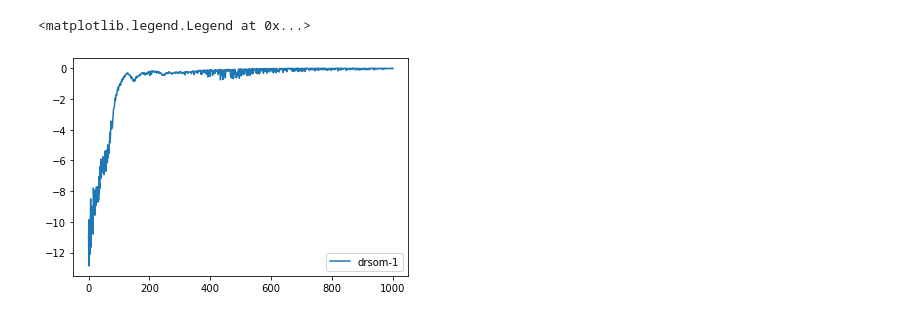
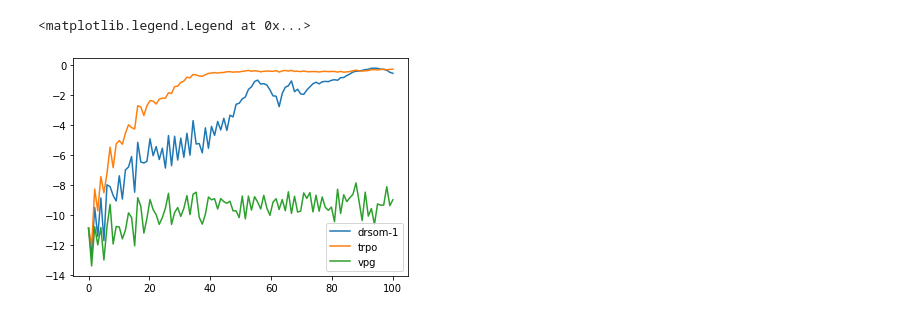
Before and after one commit to bzhangcw/pydrsom-trpo, a Jupyter notebook: plot.ipynb, the cells around one changed output. Saved outputs shown, nothing was run; the diff lists cells and outputs as text; code cells hidden in the pictures.

```diff
--- a/plot.ipynb
+++ b/plot.ipynb
@@ -4,21 +4,23 @@ import pandas as pd
 import numpy as np
 
 x = np.linspace(0, 1000, 1000)
+
+x1 = np.linspace(0, 100, 100)
 # %%
 # df_drsom = pd.read_csv('./data/local/experiment/trpo_pendulum_5/progress.csv')
 
-df_drsom_1 = pd.read_csv('./data/local/experiment/trpo_pendulum_1/progress.csv')
-# df_drsom_2 = pd.read_csv('./data/local/experiment/trpo_pendulum_2/progress.csv')
+df_drsom_1 = pd.read_csv('./data/local/experiment/trpo_pendulum_14/progress.csv')
+# df_drsom_2 = pd.read_csv('./data/local/experiment/trpo_pendulum_15/progress.csv')
 
-# df_vpg = pd.read_csv('./data/local/experiment/trpo_pendulum_22/progress.csv')
-# df_trpo = pd.read_csv('./data/local/experiment/trpo_pendulum_18/progress.csv')
+df_vpg = pd.read_csv('./data/local/experiment/trpo_pendulum_16/progress.csv')
+df_trpo = pd.read_csv('./data/local/experiment/trpo_pendulum_15/progress.csv')
 # %%
-plt.plot(x, df_drsom_1["Evaluation/AverageDiscountedReturn"], label='drsom-1')
+plt.plot(x1, df_drsom_1["Evaluation/AverageDiscountedReturn"], label='drsom-1')
 # plt.plot(x, df_drsom_2["Evaluation/AverageDiscountedReturn"], label='drsom-2')
-# plt.plot(x, df_trpo["Evaluation/AverageDiscountedReturn"], label='trpo')
-# plt.plot(x, df_vpg["Evaluation/AverageDiscountedReturn"], label='vpg')
+plt.plot(x1, df_trpo["Evaluation/AverageDiscountedReturn"], label='trpo')
+plt.plot(x1, df_vpg["Evaluation/AverageDiscountedReturn"], label='vpg')
 plt.legend()
 # %% [output]
 <matplotlib.legend.Legend at 0x...>
-[figure, old version]
+[figure, new version]
 # %%
```
Also changed, not shown: parts of 14 cells of this notebook, 30 other files.
